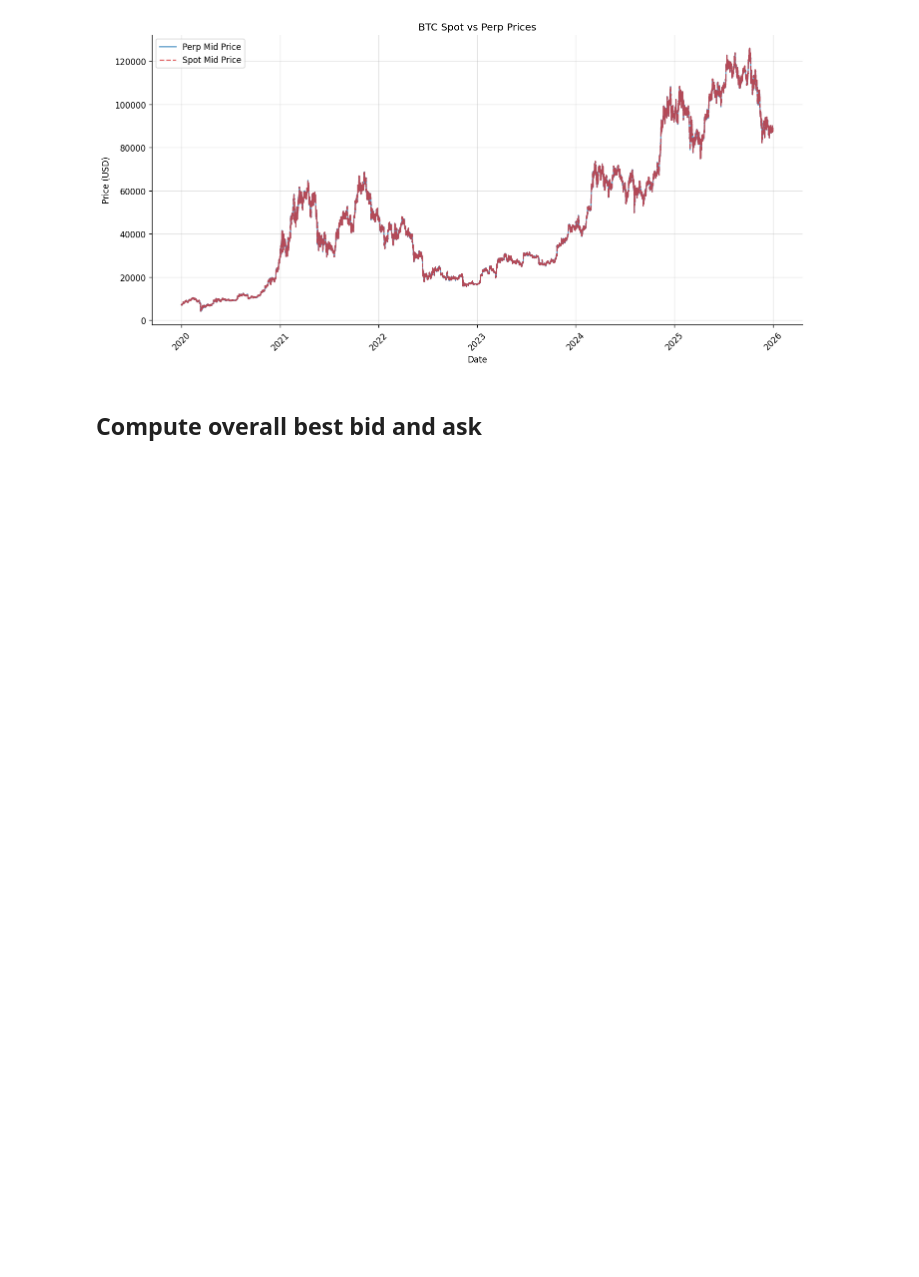
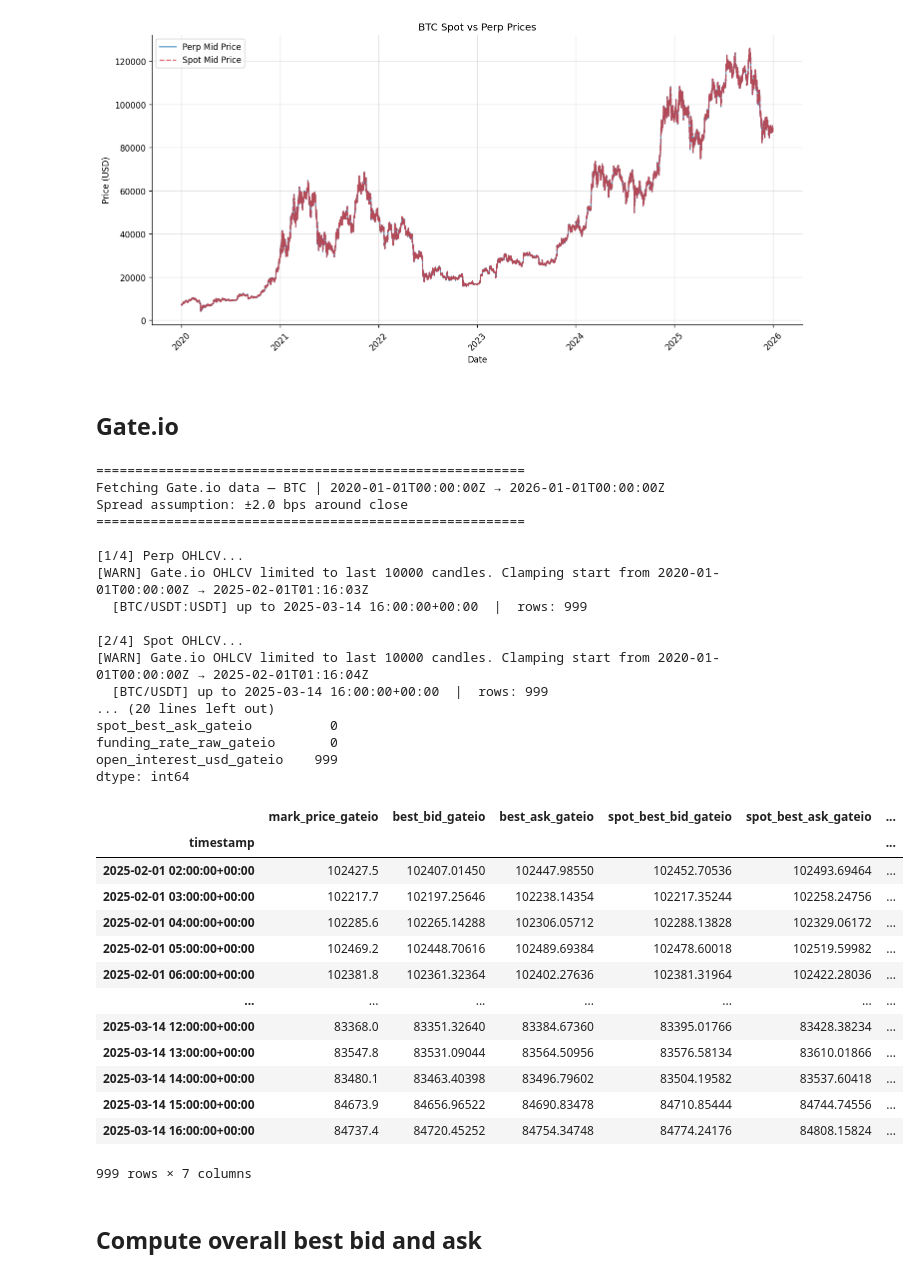
Before and after one commit to PietroC21/Crypto-PerpetualFutures, a Jupyter notebook: data-preparation.ipynb, the cells around one changed output. Drawn from its saved outputs; the diff is of its cells as text; code cells hidden in the pictures; blank space fills up the shorter version.

Commit message:
GateIO data fether

```diff
--- a/data-preparation.ipynb
+++ b/data-preparation.ipynb
@@ -97,3 +67,57 @@ plt.xticks(rotation=45)
 plt.tight_layout()
 # %% [output]
 [figure]
+# %% [markdown]
+## Gate.io
+# %%
+from src.fetch_gateio_hourly import fetch_gateio, EXCHANGE_CONSTANTS as GATEIO_CONSTANTS
+
+# ── Gate.io fetch ────────────────────────────────────────────────────────────
+# NOTE: Gate.io OHLCV (perp & spot) is limited to ~9,500 most recent candles
+# (~13 months for 1h). Older start dates are auto-clamped with a warning.
+# Funding rates and open interest have no such limit.
+
+df_gateio = fetch_gateio(
+    asset      = ASSET,
+    start_date = START_DATE,
+    end_date   = END_DATE,
+    timeframe  = "1h",
+    spread_bps = SPREAD_BPS,
+)
+
+print(f"\nShape: {df_gateio.shape}")
+print(f"Columns: {df_gateio.columns.tolist()}")
+print(f"\nNaN counts:\n{df_gateio.isna().sum()}")
+df_gateio
+# %% [output]
+=======================================================
+Fetching Gate.io data — BTC | 2020-01-01T00:00:00Z → 2026-01-01T00:00:00Z
+Spread assumption: ±2.0 bps around close
+=======================================================
+
+[1/4] Perp OHLCV...
+[WARN] Gate.io OHLCV limited to last 10000 candles. Clamping start from 2020-01-01T00:00:00Z → 2025-02-01T01:16:03Z
+  [BTC/USDT:USDT] up to 2025-03-14 16:00:00+00:00  |  rows: 999
+
+[2/4] Spot OHLCV...
+[WARN] Gate.io OHLCV limited to last 10000 candles. Clamping start from 2020-01-01T00:00:00Z → 2025-02-01T01:16:04Z
+  [BTC/USDT] up to 2025-03-14 16:00:00+00:00  |  rows: 999
+... (20 lines left out)
+spot_best_ask_gateio          0
+funding_rate_raw_gateio       0
+open_interest_usd_gateio    999
+dtype: int64
+|  | mark_price_gateio | best_bid_gateio | best_ask_gateio | spot_best_bid_gateio | spot_best_ask_gateio | ... |
+| timestamp |  |  |  |  |  | ... |
+| 2025-02-01 02:00:00+00:00 | 102427.5 | 102407.01450 | 102447.98550 | 102452.70536 | 102493.69464 | ... |
+| 2025-02-01 03:00:00+00:00 | 102217.7 | 102197.25646 | 102238.14354 | 102217.35244 | 102258.24756 | ... |
+| 2025-02-01 04:00:00+00:00 | 102285.6 | 102265.14288 | 102306.05712 | 102288.13828 | 102329.06172 | ... |
+| 2025-02-01 05:00:00+00:00 | 102469.2 | 102448.70616 | 102489.69384 | 102478.60018 | 102519.59982 | ... |
+| 2025-02-01 06:00:00+00:00 | 102381.8 | 102361.32364 | 102402.27636 | 102381.31964 | 102422.28036 | ... |
+| ... | ... | ... | ... | ... | ... | ... |
+| 2025-03-14 12:00:00+00:00 | 83368.0 | 83351.32640 | 83384.67360 | 83395.01766 | 83428.38234 | ... |
+| 2025-03-14 13:00:00+00:00 | 83547.8 | 83531.09044 | 83564.50956 | 83576.58134 | 83610.01866 | ... |
+| 2025-03-14 14:00:00+00:00 | 83480.1 | 83463.40398 | 83496.79602 | 83504.19582 | 83537.60418 | ... |
+| 2025-03-14 15:00:00+00:00 | 84673.9 | 84656.96522 | 84690.83478 | 84710.85444 | 84744.74556 | ... |
+| 2025-03-14 16:00:00+00:00 | 84737.4 | 84720.45252 | 84754.34748 | 84774.24176 | 84808.15824 | ... |
+999 rows × 7 columns
```
Also changed, not shown: parts of 7 cells of this notebook, 3 other files.
